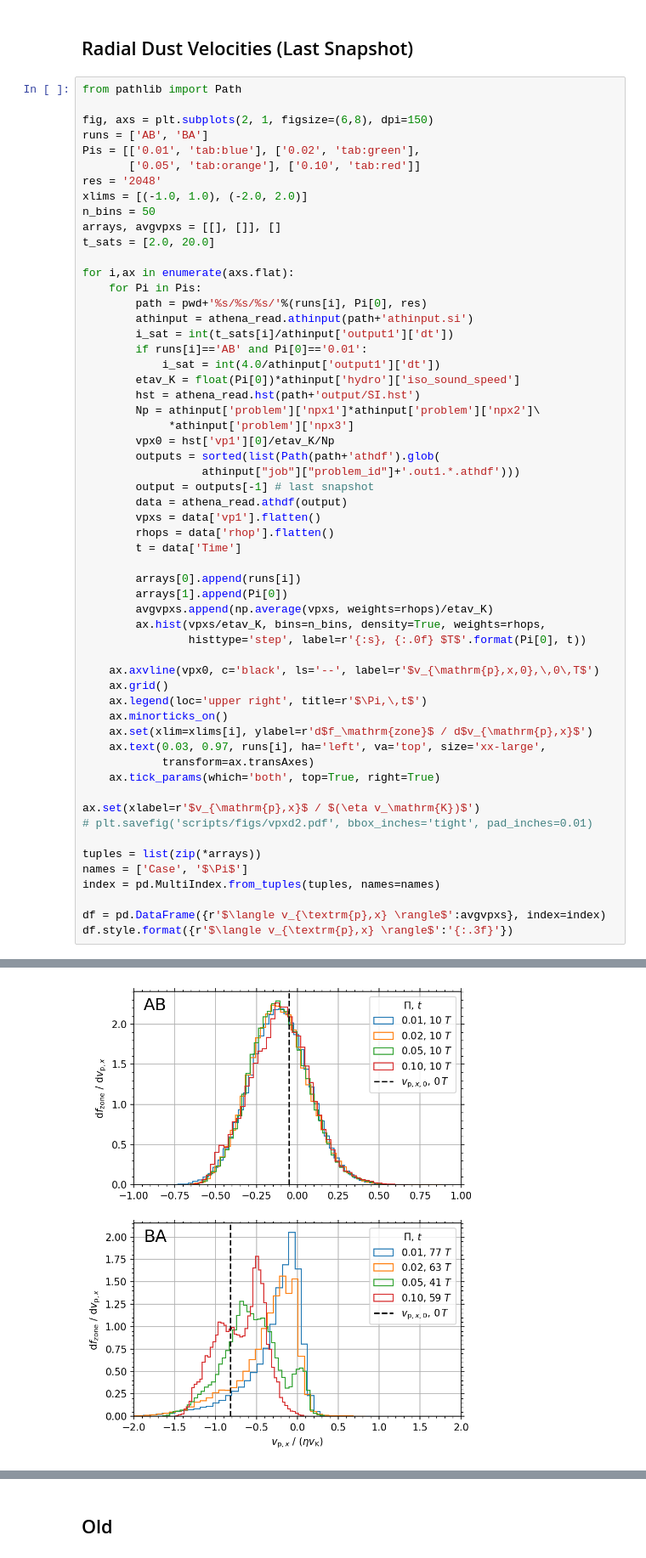
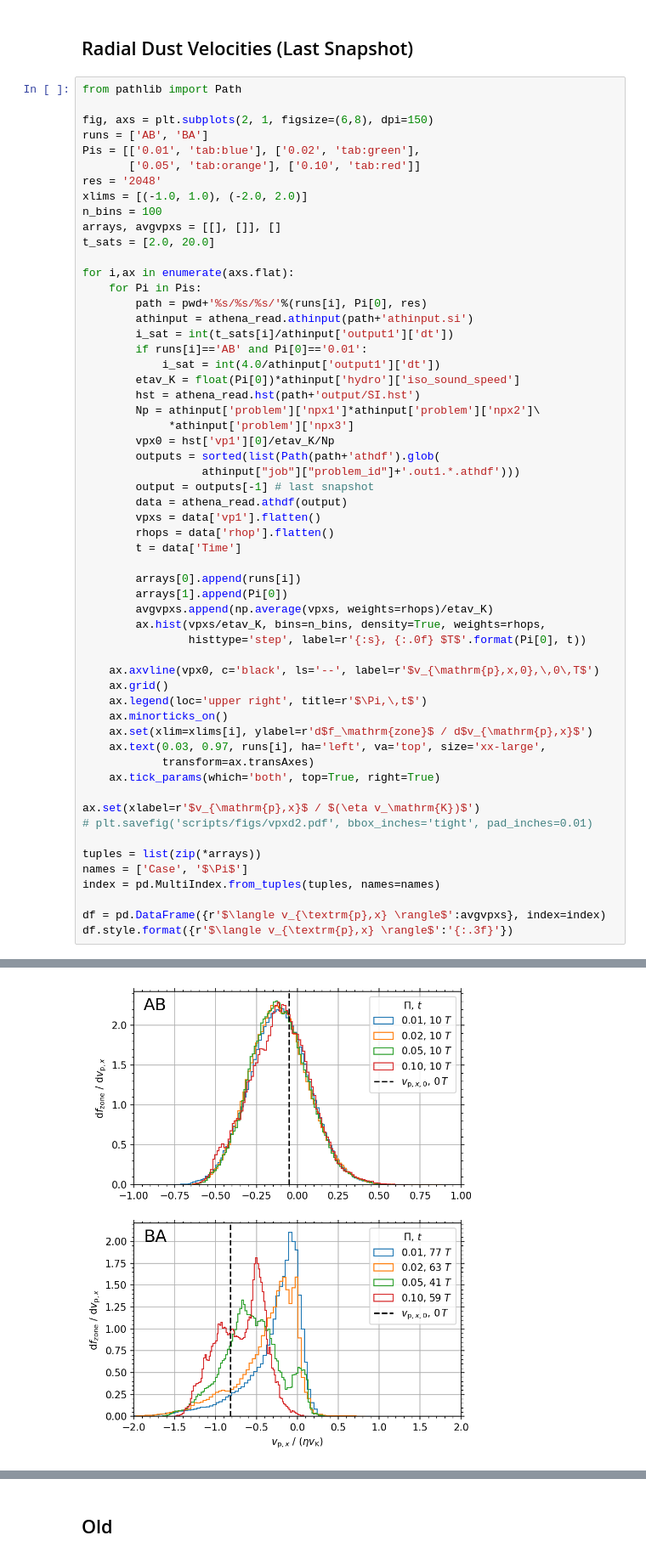
Before and after one commit to sabaronett/streaming-instability, a Jupyter notebook: ipynb/RadVels.ipynb, the cells around one changed output, grey strips where cells are left out. Shown at 85% size. Drawn from its saved outputs; the diff is of its cells as text.

```diff
--- a/ipynb/RadVels.ipynb
+++ b/ipynb/RadVels.ipynb
@@ -78,7 +78,7 @@ Pis = [['0.01', 'tab:blue'], ['0.02', 'tab:green'],
        ['0.05', 'tab:orange'], ['0.10', 'tab:red']]
 res = '2048'
 xlims = [(-1.0, 1.0), (-2.0, 2.0)]
-n_bins = 50
+n_bins = 100
 arrays, avgvpxs = [[], []], []
 t_sats = [2.0, 20.0]
 
@@ -110,31 +110,31 @@ for i,ax in enumerate(axs.flat):
 
     ax.axvline(vpx0, c='black', ls='--', label=r'$v_{\mathrm{p},x,0},\,0\,T$')
     ax.grid()
     ax.legend(loc='upper right', title=r'$\Pi,\,t$')
     ax.minorticks_on()
     ax.set(xlim=xlims[i], ylabel=r'd$f_\mathrm{zone}$ / d$v_{\mathrm{p},x}$')
     ax.text(0.03, 0.97, runs[i], ha='left', va='top', size='xx-large',
             transform=ax.transAxes)
     ax.tick_params(which='both', top=True, right=True)
 
 ax.set(xlabel=r'$v_{\mathrm{p},x}$ / $(\eta v_\mathrm{K})$')
 # plt.savefig('scripts/figs/vpxd2.pdf', bbox_inches='tight', pad_inches=0.01)
 
 tuples = list(zip(*arrays))
 names = ['Case', '$\Pi$']
 index = pd.MultiIndex.from_tuples(tuples, names=names)
 
 df = pd.DataFrame({r'$\langle v_{\textrm{p},x} \rangle$':avgvpxs}, index=index)
 df.style.format({r'$\langle v_{\textrm{p},x} \rangle$':'{:.3f}'})
 # %% [output]
 |  |  | $\langle v_{\textrm{p},x} \rangle$ |
 | Case | $\Pi$ |  |
 | AB | 0.01 | -0.109 |
 |  | 0.02 | -0.112 |
 |  | 0.05 | -0.111 |
 |  | 0.10 | -0.108 |
 | BA | 0.01 | -0.287 |
 |  | 0.02 | -0.375 |
 |  | 0.05 | -0.559 |
 |  | 0.10 | -0.697 |
-[figure, old version]
+[figure, new version]
```
Also changed, not shown: parts of 5 cells of this notebook, 1 other file.
